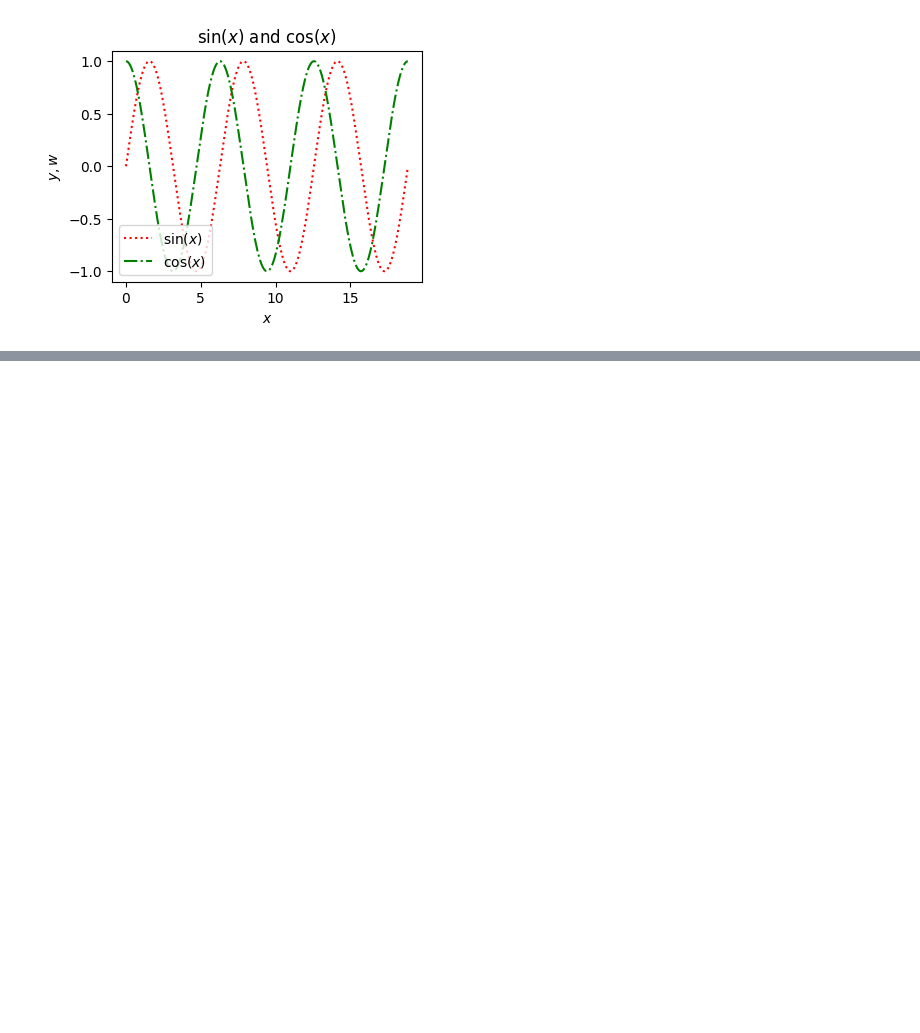
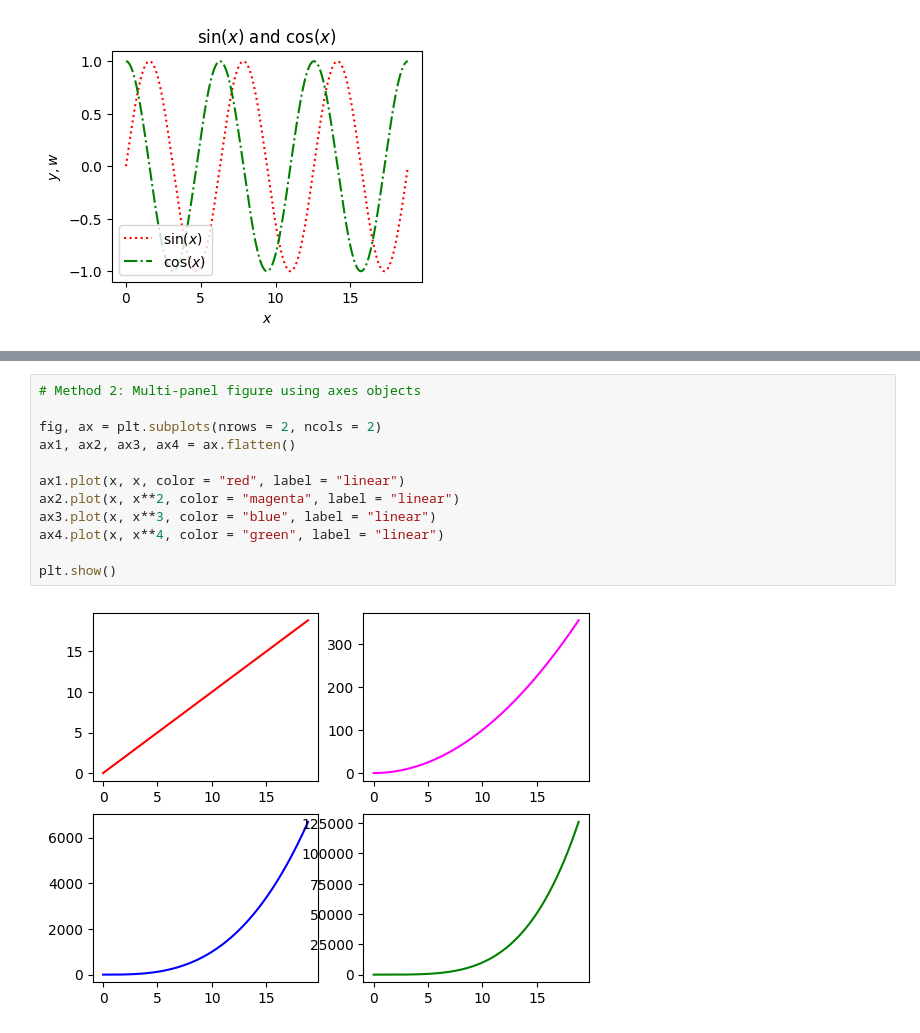
Before and after one commit to wbandabarragan/computational-physics-1, a Jupyter notebook: unit-1/106-Plotting-in-Python.ipynb, the cells around one changed output, grey strips where cells are left out. Saved outputs shown, nothing was run; the diff lists cells and outputs as text; blank space fills up the shorter version.

```diff
--- a/unit-1/106-Plotting-in-Python.ipynb
+++ b/unit-1/106-Plotting-in-Python.ipynb
@@ -201,0 +251,14 @@ plt.show()
+# %%
+# Method 2: Multi-panel figure using axes objects
+
+fig, ax = plt.subplots(nrows = 2, ncols = 2)
+ax1, ax2, ax3, ax4 = ax.flatten()
+
+ax1.plot(x, x, color = "red", label = "linear")
+ax2.plot(x, x**2, color = "magenta", label = "linear")
+ax3.plot(x, x**3, color = "blue", label = "linear")
+ax4.plot(x, x**4, color = "green", label = "linear")
+
+plt.show()
+# %% [output]
+[figure, added]
```
Also changed, not shown: parts of 12 cells of this notebook.
